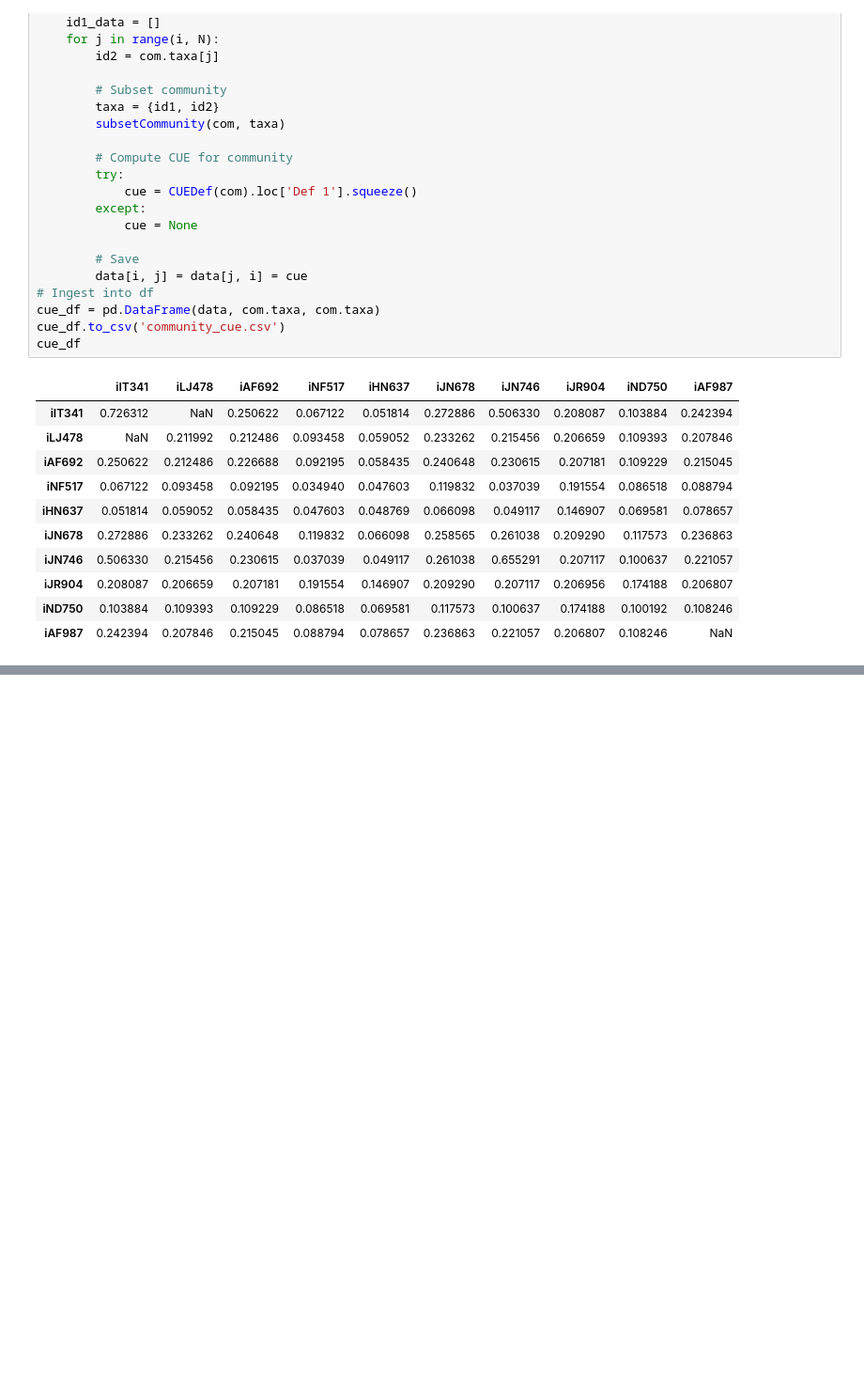
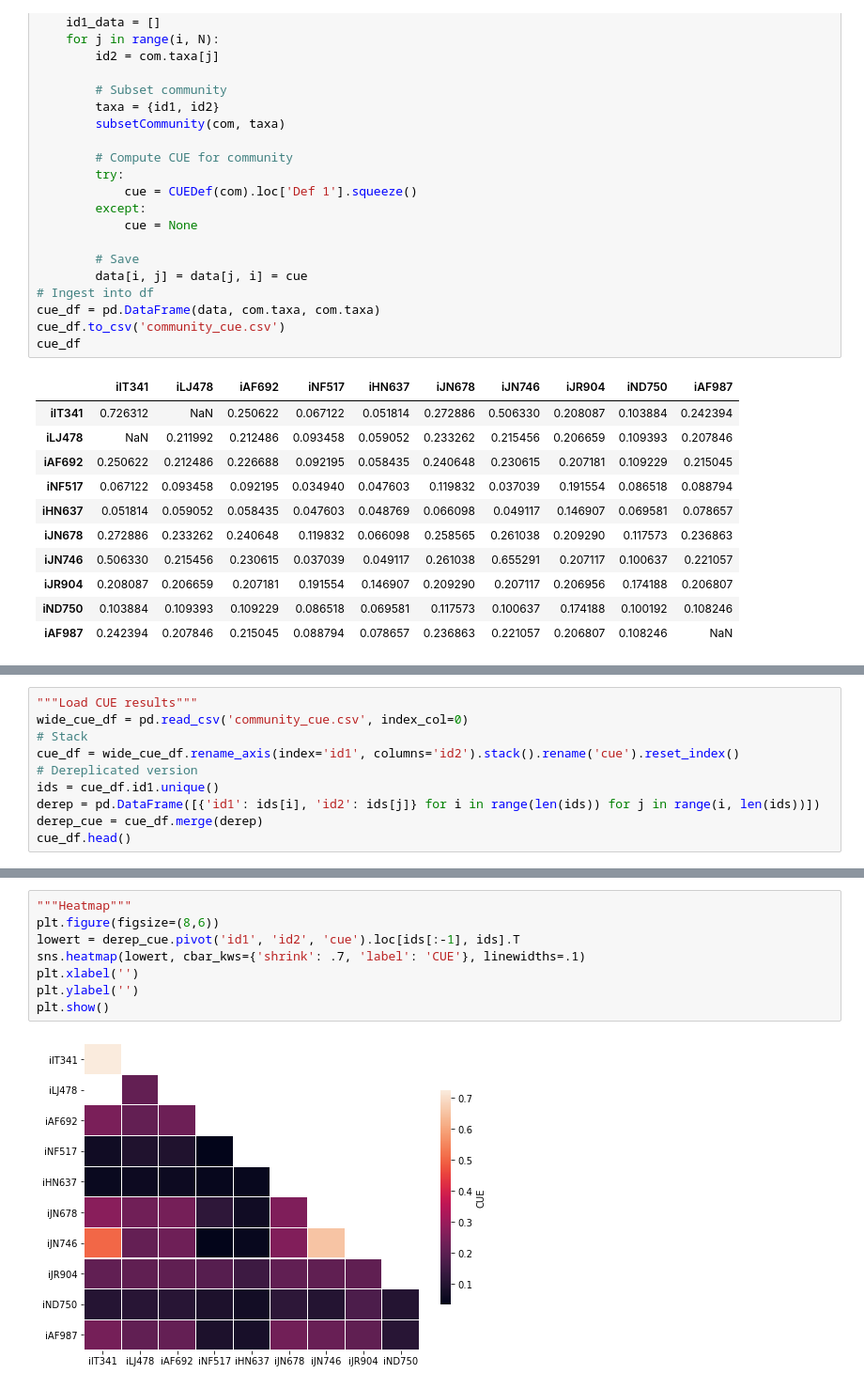
Before and after one commit to michaelsilverstein/bf571_cue, a Jupyter notebook: MS_CUE.ipynb, the cells around one changed output, grey strips where cells are left out. Shown at 94% size. Saved outputs shown, nothing was run; the diff lists cells and outputs as text; blank space fills up the shorter version.

```diff
--- a/MS_CUE.ipynb
+++ b/MS_CUE.ipynb
@@ -136,0 +175,10 @@ cue_df
+# %%
+"""Load CUE results"""
+wide_cue_df = pd.read_csv('community_cue.csv', index_col=0)
+# Stack
+cue_df = wide_cue_df.rename_axis(index='id1', columns='id2').stack().rename('cue').reset_index()
+# Dereplicated version
+ids = cue_df.id1.unique()
+derep = pd.DataFrame([{'id1': ids[i], 'id2': ids[j]} for i in range(len(ids)) for j in range(i, len(ids))])
+derep_cue = cue_df.merge(derep)
+cue_df.head()
@@ -136,0 +192,10 @@ cue_df
+# %%
+"""Heatmap"""
+plt.figure(figsize=(8,6))
+lowert = derep_cue.pivot('id1', 'id2', 'cue').loc[ids[:-1], ids].T
+sns.heatmap(lowert, cbar_kws={'shrink': .7, 'label': 'CUE'}, linewidths=.1)
+plt.xlabel('')
+plt.ylabel('')
+plt.show()
+# %% [output]
+[figure, added]
```
Also changed, not shown: parts of 6 cells of this notebook.
